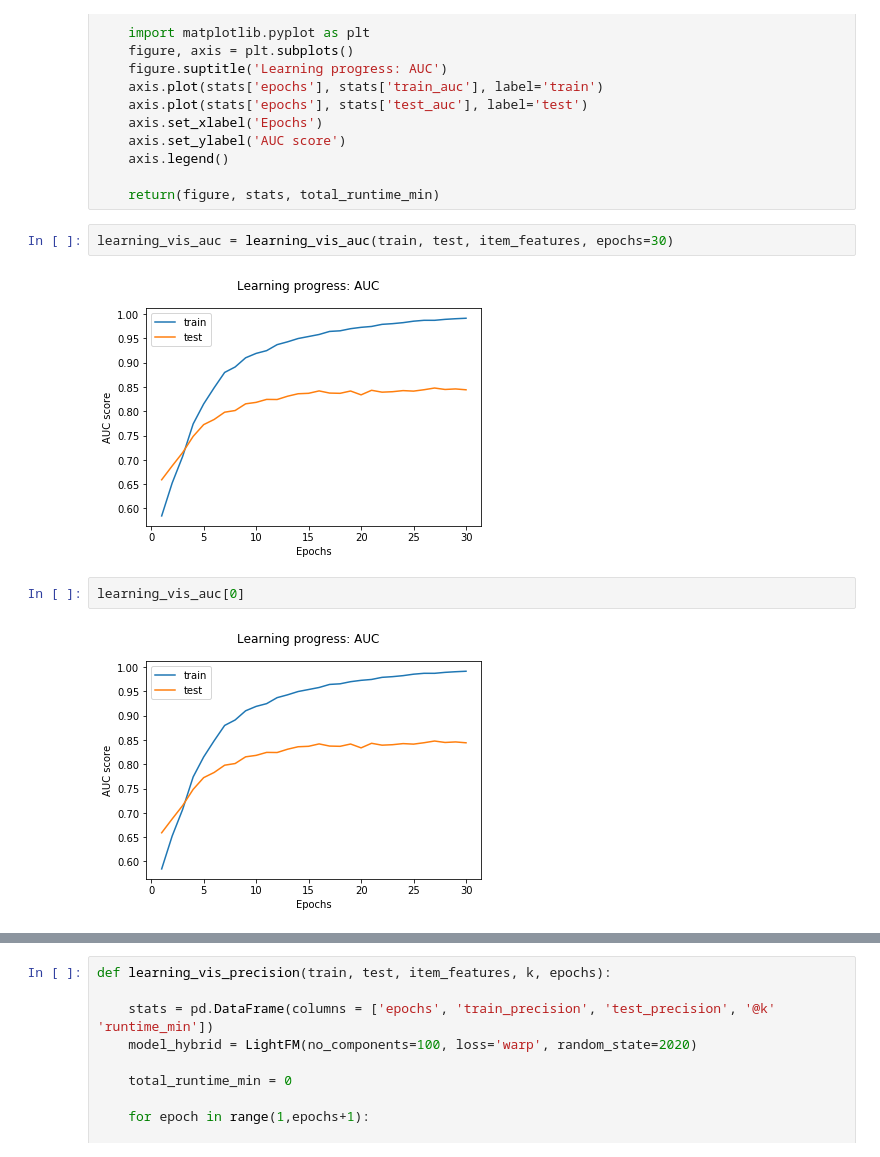
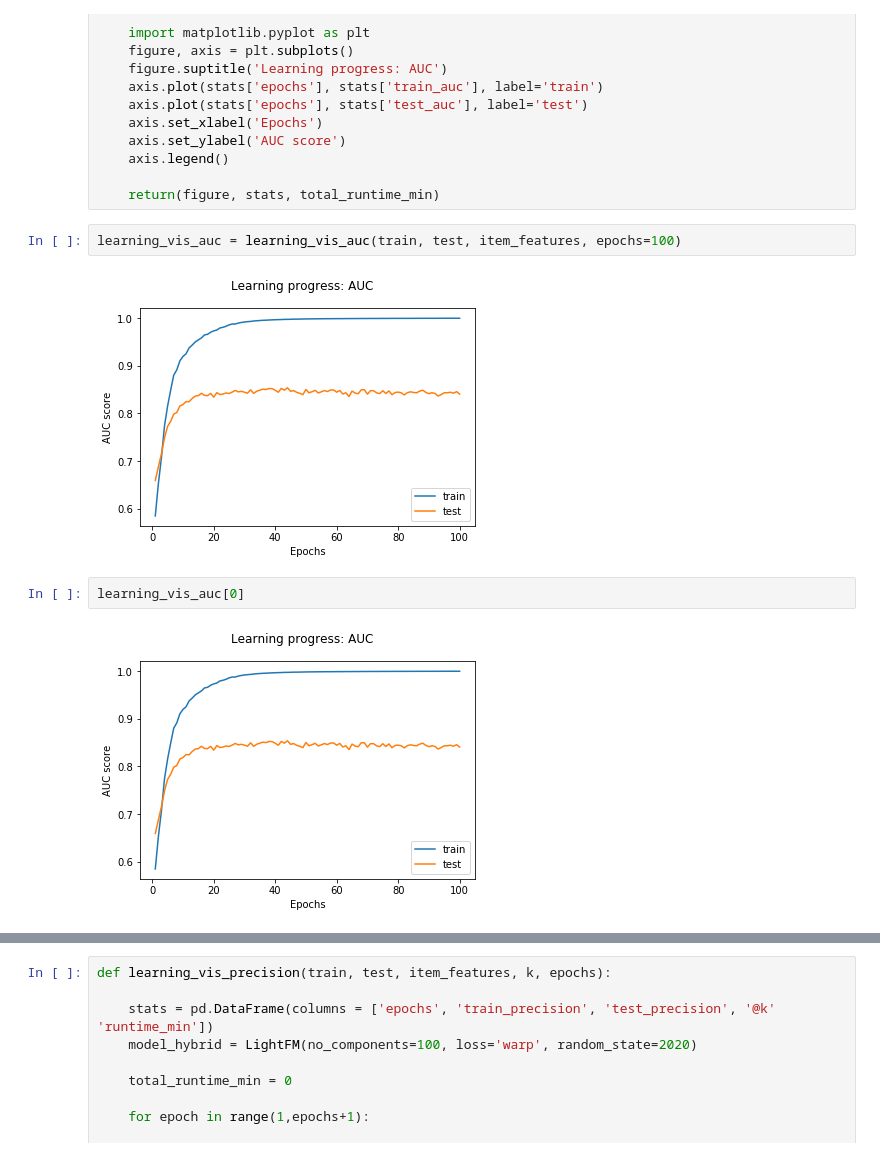
Before and after one commit to Konstantin-Orlovskiy/MSc-Project-Ecommerce, a Jupyter notebook: RetailRocket_Orgnl/Experimenting.ipynb, the cells around one changed output, grey strips where cells are left out. Drawn from its saved outputs; the diff is of its cells as text.

```diff
--- a/RetailRocket_Orgnl/Experimenting.ipynb
+++ b/RetailRocket_Orgnl/Experimenting.ipynb
@@ -891,13 +891,13 @@ def learning_vis_auc(train, test, item_features, epochs):
 
     return(figure, stats, total_runtime_min)
 # %%
-learning_vis_auc = learning_vis_auc(train, test, item_features, epochs=30)
+learning_vis_auc = learning_vis_auc(train, test, item_features, epochs=100)
 # %% [output]
-[figure, old version]
+[figure, new version]
 # %%
 learning_vis_auc[0]
 # %% [output]
-[figure, old version]
+[figure, new version]
 # %%
 learning_vis_auc[1]
 # %% [output]
```
Also changed, not shown: parts of 14 cells of this notebook, 1 other file.
